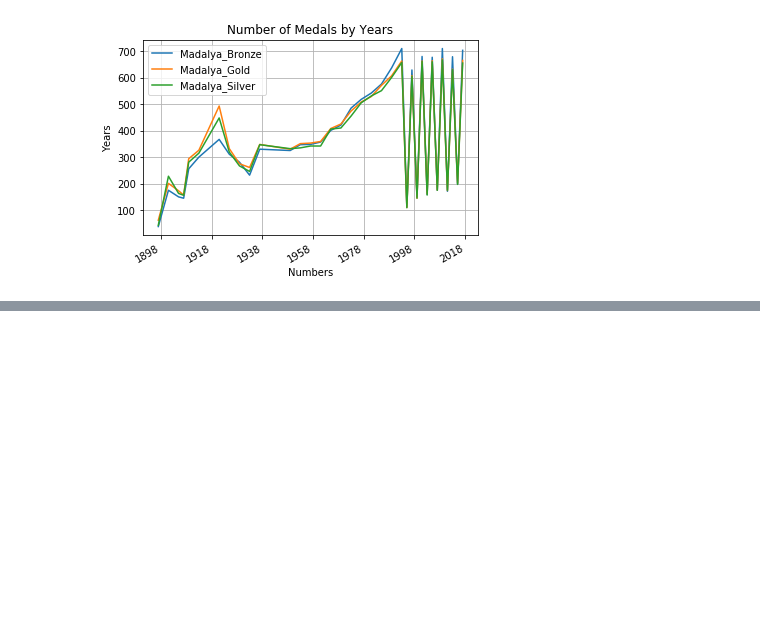
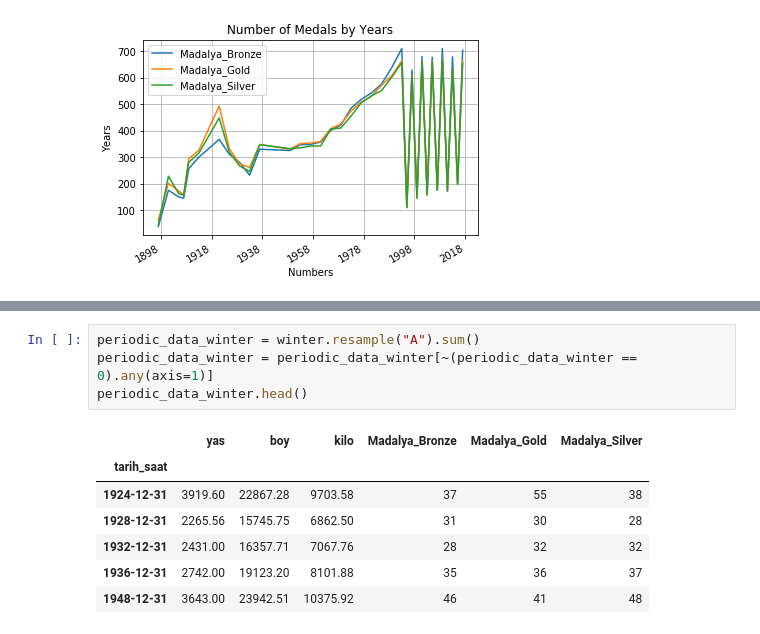
Before and after one commit to muratgoktas/DataScienceWithPython, a Jupyter notebook: OlimpiyatlarVeriSeti.ipynb, the cells around one changed output, grey strips where cells are left out. Saved outputs shown, nothing was run; the diff lists cells and outputs as text; blank space fills up the shorter version.

```diff
--- a/OlimpiyatlarVeriSeti.ipynb
+++ b/OlimpiyatlarVeriSeti.ipynb
@@ -755,0 +756,12 @@ plt.show()
+# %%
+periodic_data_winter = winter.resample("A").sum()
+periodic_data_winter = periodic_data_winter[~(periodic_data_winter == 0).any(axis=1)]
+periodic_data_winter.head()
+# %% [output]
+|  | yas | boy | kilo | Madalya_Bronze | Madalya_Gold | Madalya_Silver |
+| tarih_saat |  |  |  |  |  |  |
+| 1924-12-31 | 3919.60 | 22867.28 | 9703.58 | 37 | 55 | 38 |
+| 1928-12-31 | 2265.56 | 15745.75 | 6862.50 | 31 | 30 | 28 |
+| 1932-12-31 | 2431.00 | 16357.71 | 7067.76 | 28 | 32 | 32 |
+| 1936-12-31 | 2742.00 | 19123.20 | 8101.88 | 35 | 36 | 37 |
+| 1948-12-31 | 3643.00 | 23942.51 | 10375.92 | 46 | 41 | 48 |
```
Also changed, not shown: parts of 8 cells of this notebook, 1 other file.
